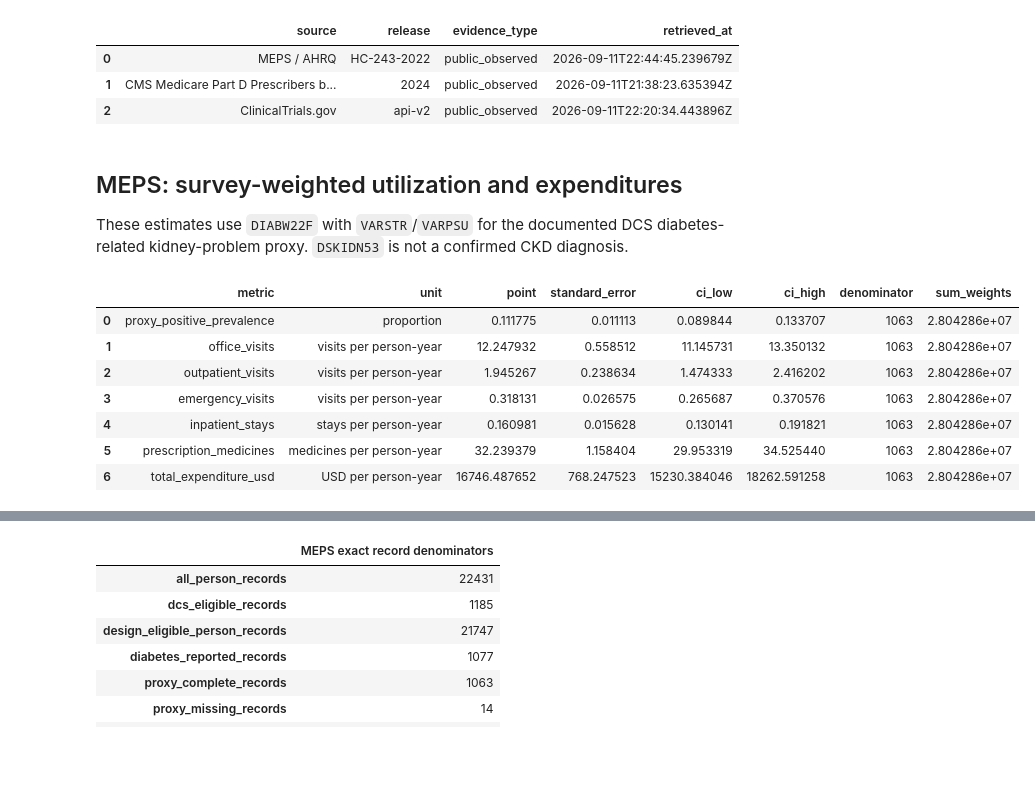
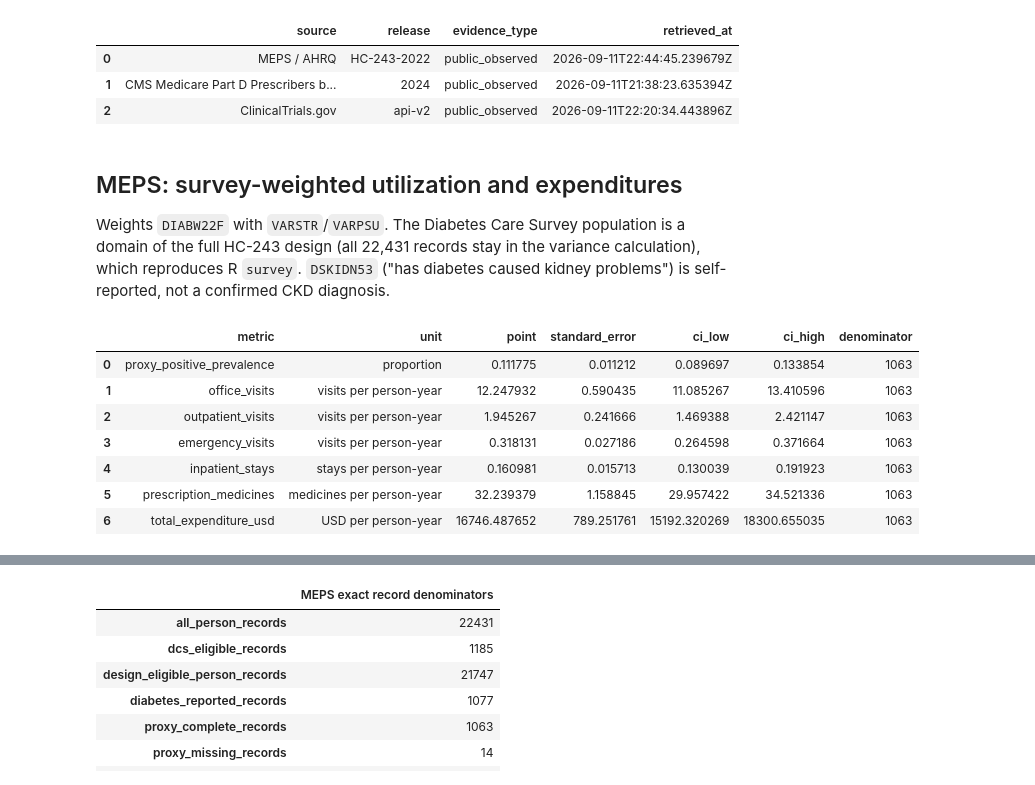
Before and after one commit to cperrone96/ckd-launch-intelligence, a Jupyter notebook: notebooks/03_market_and_evidence_landscape.ipynb, the cells around one changed output, grey strips where cells are left out. Saved outputs shown, nothing was run; the diff lists cells and outputs as text; code cells hidden in the pictures; blank space fills up the shorter version.

```diff
--- a/notebooks/03_market_and_evidence_landscape.ipynb
+++ b/notebooks/03_market_and_evidence_landscape.ipynb
@@ -48,17 +48,17 @@ pd.DataFrame(
 # %% [markdown]
 ## MEPS: survey-weighted utilization and expenditures
 
-These estimates use `DIABW22F` with `VARSTR`/`VARPSU` for the documented DCS diabetes-related kidney-problem proxy. `DSKIDN53` is not a confirmed CKD diagnosis.
+Weights `DIABW22F` with `VARSTR`/`VARPSU`. The Diabetes Care Survey population is a domain of the full HC-243 design (all 22,431 records stay in the variance calculation), which reproduces R `survey`. `DSKIDN53` ("has diabetes caused kidney problems") is self-reported, not a confirmed CKD diagnosis.
 # %%
-pd.DataFrame(meps["estimates"])[
-    ["metric", "unit", "point", "standard_error", "ci_low", "ci_high", "denominator", "sum_weights"]
-]
+overall = pd.DataFrame(meps["estimates"])
+overall = overall.loc[~overall["metric"].str.contains("__")]
+overall[["metric", "unit", "point", "standard_error", "ci_low", "ci_high", "denominator"]]
 # %% [output]
-|  | metric | unit | point | standard_error | ci_low | ci_high | denominator | sum_weights |
-| 0 | proxy_positive_prevalence | proportion | 0.111775 | 0.011113 | 0.089844 | 0.133707 | 1063 | 2.804286e+07 |
-| 1 | office_visits | visits per person-year | 12.247932 | 0.558512 | 11.145731 | 13.350132 | 1063 | 2.804286e+07 |
-| 2 | outpatient_visits | visits per person-year | 1.945267 | 0.238634 | 1.474333 | 2.416202 | 1063 | 2.804286e+07 |
-| 3 | emergency_visits | visits per person-year | 0.318131 | 0.026575 | 0.265687 | 0.370576 | 1063 | 2.804286e+07 |
-| 4 | inpatient_stays | stays per person-year | 0.160981 | 0.015628 | 0.130141 | 0.191821 | 1063 | 2.804286e+07 |
-| 5 | prescription_medicines | medicines per person-year | 32.239379 | 1.158404 | 29.953319 | 34.525440 | 1063 | 2.804286e+07 |
-| 6 | total_expenditure_usd | USD per person-year | 16746.487652 | 768.247523 | 15230.384046 | 18262.591258 | 1063 | 2.804286e+07 |
+|  | metric | unit | point | standard_error | ci_low | ci_high | denominator |
+| 0 | proxy_positive_prevalence | proportion | 0.111775 | 0.011212 | 0.089697 | 0.133854 | 1063 |
+| 1 | office_visits | visits per person-year | 12.247932 | 0.590435 | 11.085267 | 13.410596 | 1063 |
+| 2 | outpatient_visits | visits per person-year | 1.945267 | 0.241666 | 1.469388 | 2.421147 | 1063 |
+| 3 | emergency_visits | visits per person-year | 0.318131 | 0.027186 | 0.264598 | 0.371664 | 1063 |
+| 4 | inpatient_stays | stays per person-year | 0.160981 | 0.015713 | 0.130039 | 0.191923 | 1063 |
+| 5 | prescription_medicines | medicines per person-year | 32.239379 | 1.158845 | 29.957422 | 34.521336 | 1063 |
+| 6 | total_expenditure_usd | USD per person-year | 16746.487652 | 789.251761 | 15192.320269 | 18300.655035 | 1063 |
```
Also changed, not shown: parts of 3 cells of this notebook, 8 other files.
